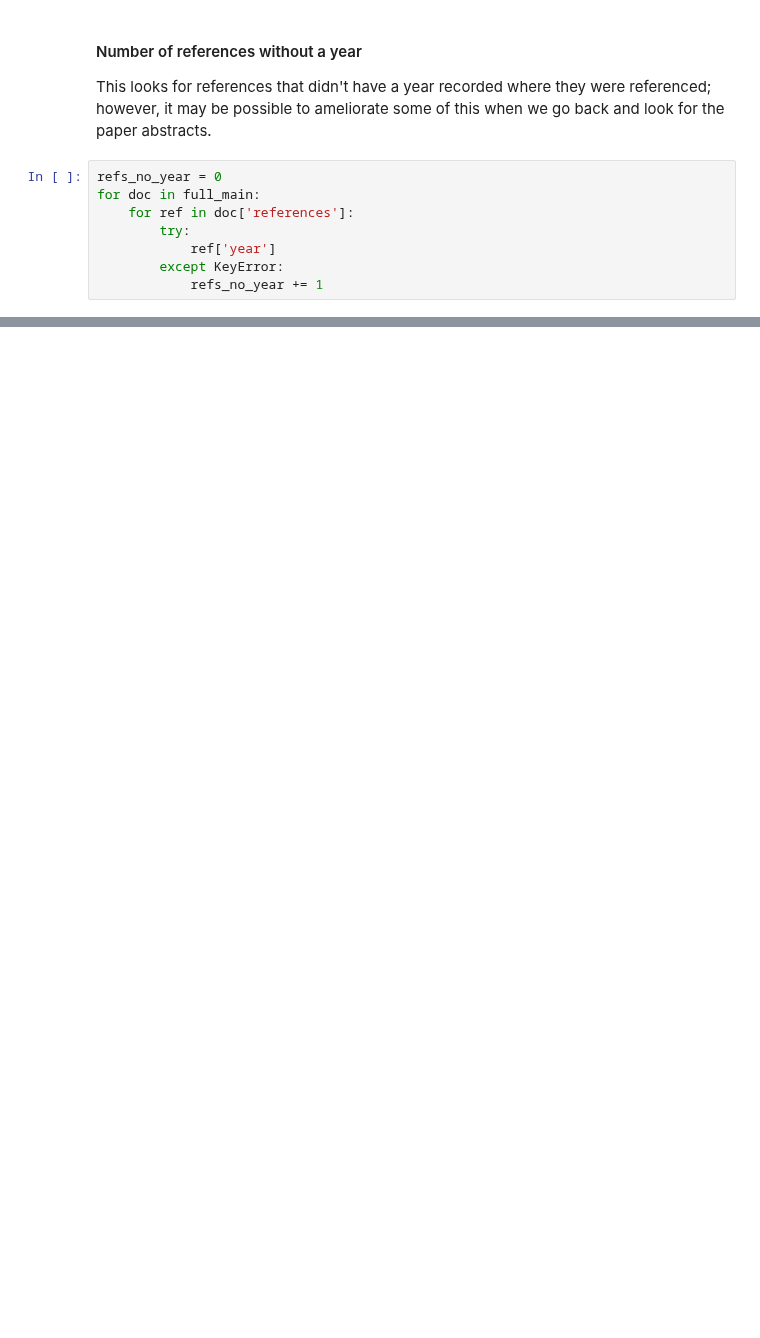
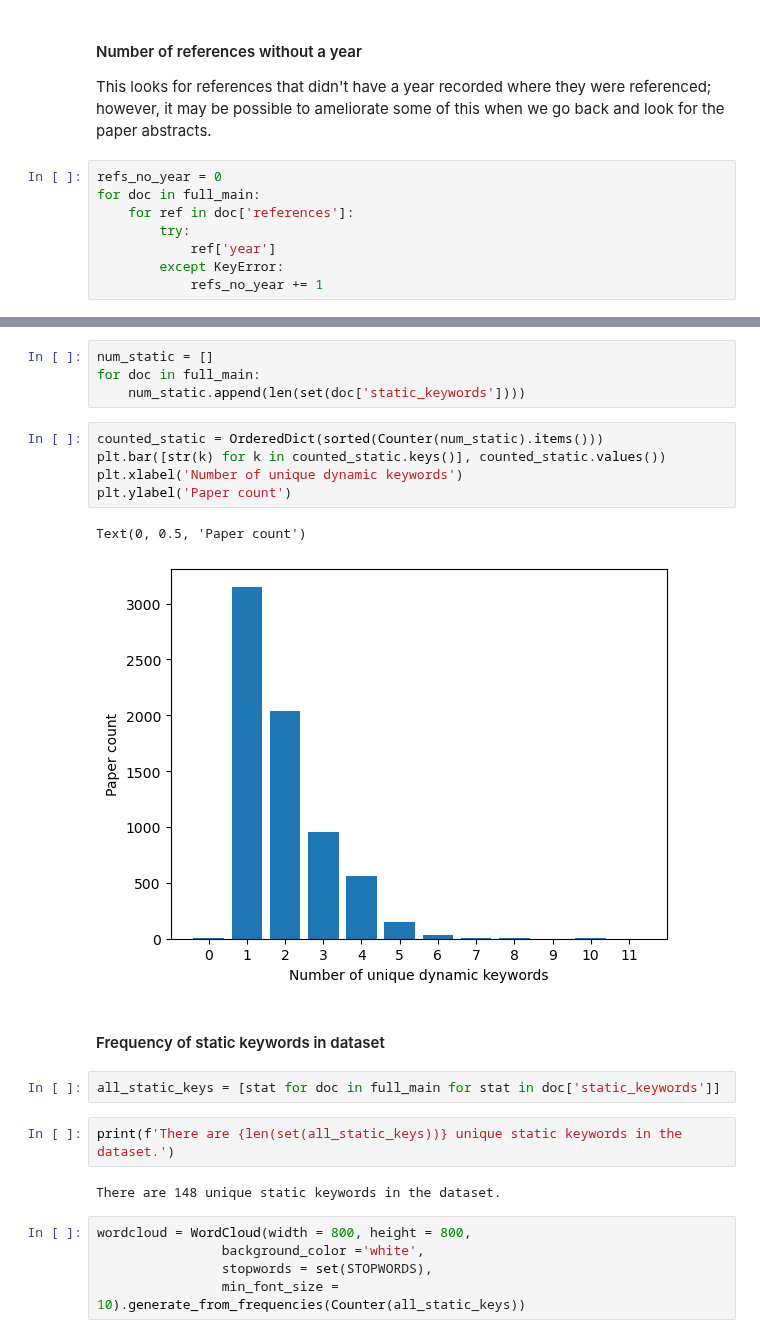
Before and after one commit to serenalotreck/desiccation-network, a Jupyter notebook: notebooks/WoS_dataset_characterization.ipynb, the cells around one changed output, grey strips where cells are left out. Saved outputs shown, nothing was run; the diff lists cells and outputs as text; blank space fills up the shorter version.

```diff
--- a/notebooks/WoS_dataset_characterization.ipynb
+++ b/notebooks/WoS_dataset_characterization.ipynb
@@ -172,0 +218,25 @@ Also really not bad!
+# %%
+num_static = []
+for doc in full_main:
+    num_static.append(len(set(doc['static_keywords'])))
+# %%
+counted_static = OrderedDict(sorted(Counter(num_static).items()))
+plt.bar([str(k) for k in counted_static.keys()], counted_static.values())
+plt.xlabel('Number of unique dynamic keywords')
+plt.ylabel('Paper count')
+# %% [output]
+Text(0, 0.5, 'Paper count')
+[figure, added]
+# %% [markdown]
+#### Frequency of static keywords in dataset
+# %%
+all_static_keys = [stat for doc in full_main for stat in doc['static_keywords']]
+# %%
+print(f'There are {len(set(all_static_keys))} unique static keywords in the dataset.')
+# %% [output]
+There are 148 unique static keywords in the dataset.
+# %%
+wordcloud = WordCloud(width = 800, height = 800,
+                background_color ='white',
+                stopwords = set(STOPWORDS),
+                min_font_size = 10).generate_from_frequencies(Counter(all_static_keys))
```
Also changed, not shown: parts of 111 cells of this notebook, 2 other files.
